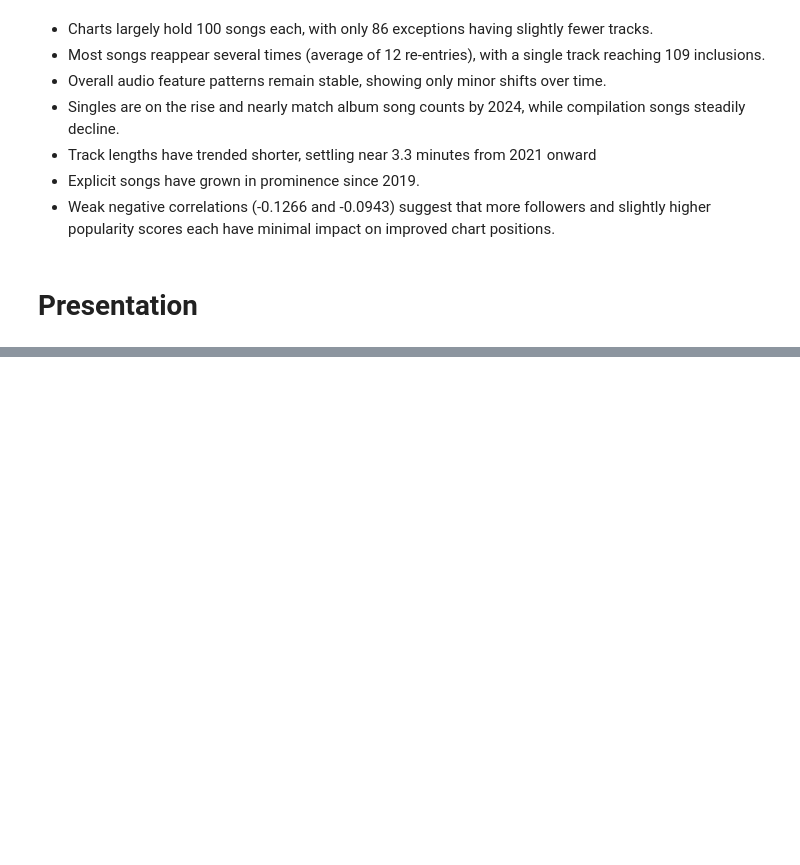
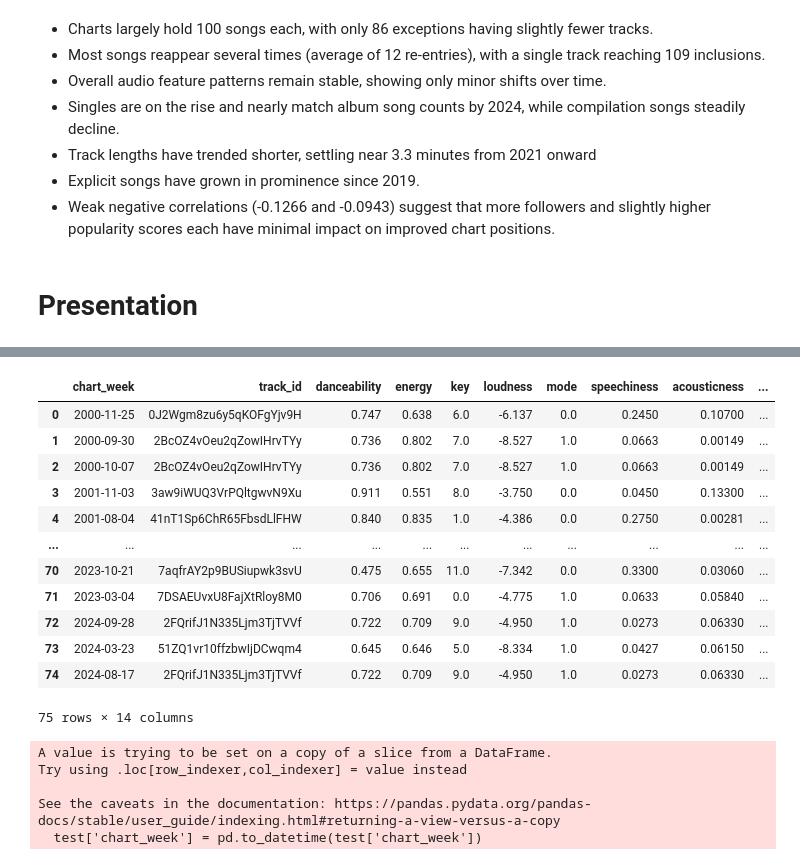
Before and after one commit to guillermocontp/recommendation-system, a Jupyter notebook: analysis.ipynb, the cells around one changed output, grey strips where cells are left out. Cells and saved outputs as stored; diff of their text form; code cells hidden in the pictures; blank space fills up the shorter version.

```diff
--- a/analysis.ipynb
+++ b/analysis.ipynb
@@ -2299,0 +2410,32 @@ What I found:
+# %%
+# getting three top rated songs from each year
+def three_random_songs(dataframe):
+
+    # grouping by year and taking 3 random entries from each year
+    random_three = (dataframe
+        .groupby(dataframe['chart_week'].dt.year)
+        .apply(lambda x: x.sample(n=min(len(x), 3)))
+        .reset_index(drop=True)
+    )
+
+    # drop list_position
+    random_three = random_three.drop('list_position', axis=1)
+
+    return random_three
+# %%
+test_two = three_random_songs(test)
+test_two
+# %% [output]
+|  | chart_week | track_id | danceability | energy | key | loudness | mode | speechiness | acousticness | ... |
+| 0 | 2000-11-25 | 0J2Wgm8zu6y5qKOFgYjv9H | 0.747 | 0.638 | 6.0 | -6.137 | 0.0 | 0.2450 | 0.10700 | ... |
+| 1 | 2000-09-30 | 2BcOZ4vOeu2qZowIHrvTYy | 0.736 | 0.802 | 7.0 | -8.527 | 1.0 | 0.0663 | 0.00149 | ... |
+| 2 | 2000-10-07 | 2BcOZ4vOeu2qZowIHrvTYy | 0.736 | 0.802 | 7.0 | -8.527 | 1.0 | 0.0663 | 0.00149 | ... |
+| 3 | 2001-11-03 | 3aw9iWUQ3VrPQltgwvN9Xu | 0.911 | 0.551 | 8.0 | -3.750 | 0.0 | 0.0450 | 0.13300 | ... |
+| 4 | 2001-08-04 | 41nT1Sp6ChR65FbsdLlFHW | 0.840 | 0.835 | 1.0 | -4.386 | 0.0 | 0.2750 | 0.00281 | ... |
+| ... | ... | ... | ... | ... | ... | ... | ... | ... | ... | ... |
+| 70 | 2023-10-21 | 7aqfrAY2p9BUSiupwk3svU | 0.475 | 0.655 | 11.0 | -7.342 | 0.0 | 0.3300 | 0.03060 | ... |
+| 71 | 2023-03-04 | 7DSAEUvxU8FajXtRloy8M0 | 0.706 | 0.691 | 0.0 | -4.775 | 1.0 | 0.0633 | 0.05840 | ... |
+| 72 | 2024-09-28 | 2FQrifJ1N335Ljm3TjTVVf | 0.722 | 0.709 | 9.0 | -4.950 | 1.0 | 0.0273 | 0.06330 | ... |
+| 73 | 2024-03-23 | 51ZQ1vr10ffzbwIjDCwqm4 | 0.645 | 0.646 | 5.0 | -8.334 | 1.0 | 0.0427 | 0.06150 | ... |
+| 74 | 2024-08-17 | 2FQrifJ1N335Ljm3TjTVVf | 0.722 | 0.709 | 9.0 | -4.950 | 1.0 | 0.0273 | 0.06330 | ... |
+75 rows × 14 columns
@@ -2299,0 +2446,8 @@ What I found:
+# %%
+test['chart_week'] = pd.to_datetime(test['chart_week'])
+# %% [output]
+A value is trying to be set on a copy of a slice from a DataFrame.
+Try using .loc[row_indexer,col_indexer] = value instead
+
+See the caveats in the documentation: https://pandas.pydata.org/pandas-docs/stable/user_guide/indexing.html#returning-a-view-versus-a-copy
+  test['chart_week'] = pd.to_datetime(test['chart_week'])
```
Also changed, not shown: parts of 20 cells of this notebook, 11 other files.
